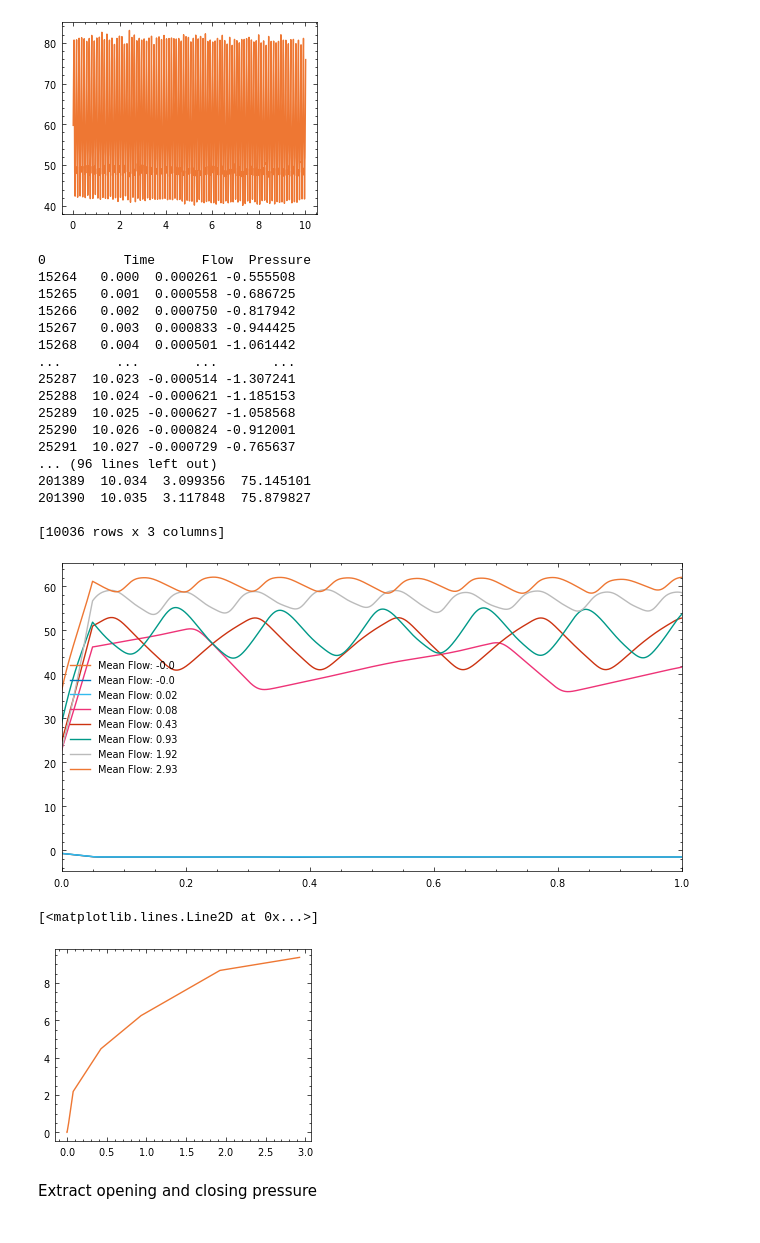
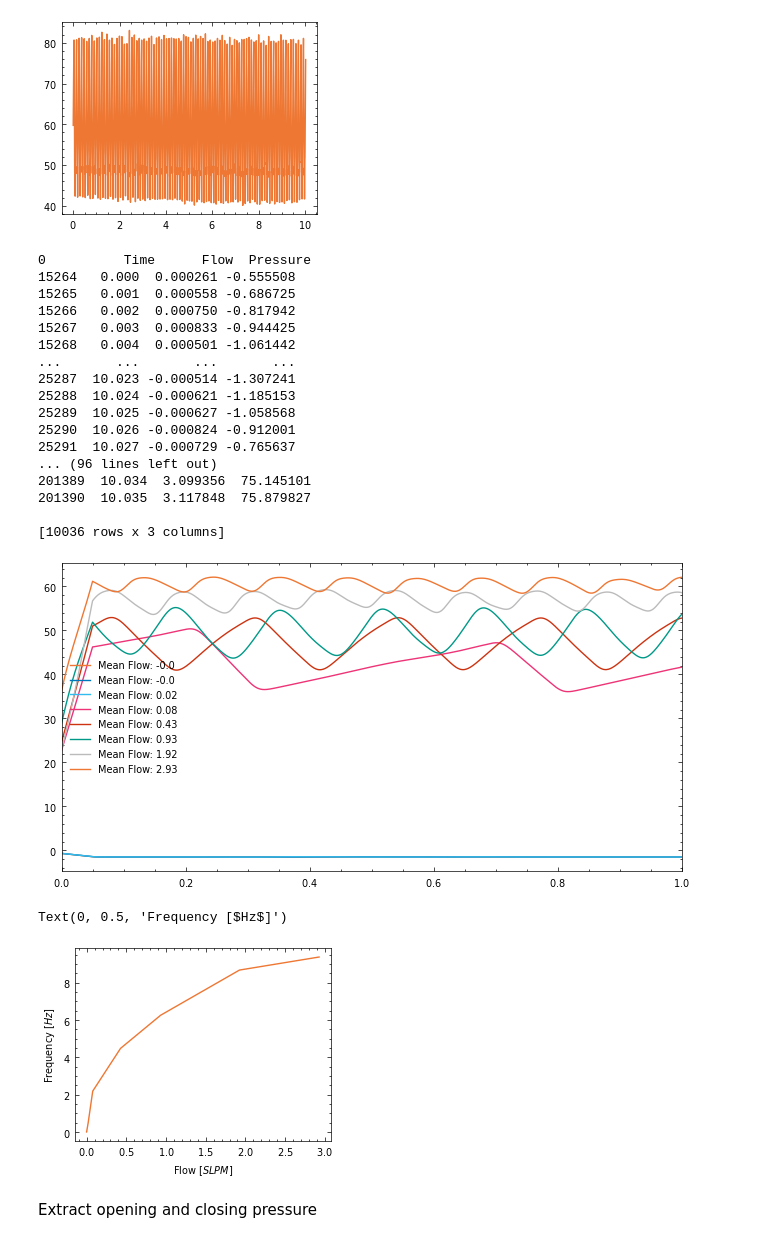
Before and after one commit to Olviel/Thermal_Soft_Robotics, a Jupyter notebook: Thermal_actuation/Experimental/Fluidic/Actuators/Actuator_main.ipynb, the cells around one changed output. Drawn from its saved outputs; the diff is of its cells as text; code cells hidden in the pictures.

Commit message:
updated flow over time graph

```diff
--- a/Thermal_actuation/Experimental/Fluidic/Actuators/Actuator_main.ipynb
+++ b/Thermal_actuation/Experimental/Fluidic/Actuators/Actuator_main.ipynb
@@ -190,34 +190,36 @@ for i,run_data in enumerate(data_sliced[0]):
     print(i,run_data)
 
 
 
 # Set the x and y limits if needed
 # plt.xlim(0, 1)
 # plt.ylim(-2, -1)
 plt.xlim(0,1)
 plt.legend()
 plt.show()
 plt.plot(Q_mean,f)
+plt.xlabel('Flow [$SLPM$]')
+plt.ylabel('Frequency [$Hz$]')
 # %% [output]
 0          Time      Flow  Pressure
 15264   0.000  0.000261 -0.555508
 15265   0.001  0.000558 -0.686725
 15266   0.002  0.000750 -0.817942
 15267   0.003  0.000833 -0.944425
 15268   0.004  0.000501 -1.061442
 ...       ...       ...       ...
 25287  10.023 -0.000514 -1.307241
 25288  10.024 -0.000621 -1.185153
 25289  10.025 -0.000627 -1.058568
 25290  10.026 -0.000824 -0.912001
 25291  10.027 -0.000729 -0.765637
 ... (96 lines left out)
 201389  10.034  3.099356  75.145101
 201390  10.035  3.117848  75.879827
 
 [10036 rows x 3 columns]
 [figure]
-[<matplotlib.lines.Line2D at 0x...>]
+Text(0, 0.5, 'Frequency [$Hz$]')
-[figure, old version]
+[figure, new version]
 # %% [markdown]
 Extract opening and closing pressure
```
Also changed, not shown: parts of 1 cell of this notebook.
